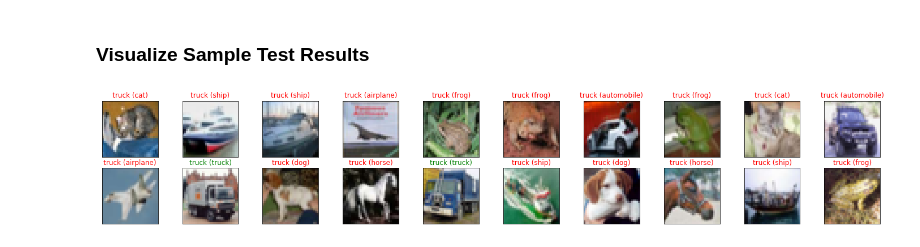
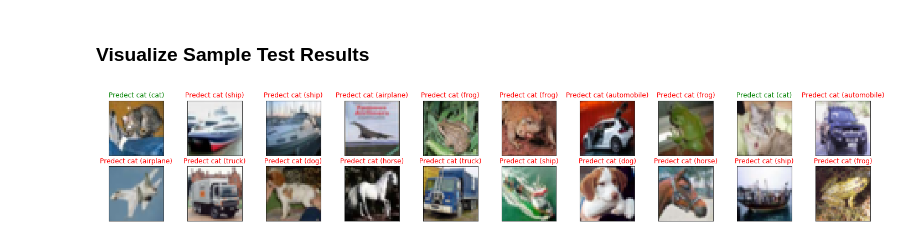
Before and after one commit to MohaZain/ImageClassification-cnn, a Jupyter notebook: cifar10_cnn_exercise.ipynb, the cells around one changed output. Saved outputs shown, nothing was run; the diff lists cells and outputs as text; code cells hidden in the pictures.

```diff
--- a/cifar10_cnn_exercise.ipynb
+++ b/cifar10_cnn_exercise.ipynb
@@ -170,8 +170,8 @@ class Net(nn.Module):
 
         # MLP layer
         #   64*4*4 number of prameters
-        self.fc1 = nn.Linear(64 * 4 * 4, 128)
-        self.fc2 = nn.Linear(128, 64)
+        self.fc1 = nn.Linear(64 * 4 * 4, 500)
+        self.fc2 = nn.Linear(500, 64)
         self.fc3 = nn.Linear(64, 10)
 
         # max pooling layer
@@ -239,7 +239,7 @@ optimizer = torch.optim.Adam(model.parameters(), lr=0.2)
 Remember to look at how the training and validation loss decreases over time; if the validation loss ever increases it indicates possible overfitting.
 # %%
 # number of epochs to train the model
-n_epochs = 10 # you may increase this number to train a final model
+n_epochs = 20 # you may increase this number to train a final model
 
 # i chose a small number of epoch cuz it's going to take al lot of time training int the cpu :) and i don't have GPU
 # locally
@@ -394,25 +394,25 @@ Test Accuracy (Overall): 10% (1000/10000)
 # %%
 # obtain one batch of test images
 dataiter = iter(test_loader)
 images, labels = dataiter.next()
 images.numpy()
 
 # move model inputs to cuda, if GPU available
 if train_on_gpu:
     images = images.cuda()
 
 # get sample outputs
 output = model(images)
 # convert output probabilities to predicted class
 _, preds_tensor = torch.max(output, 1)
 preds = np.squeeze(preds_tensor.numpy()) if not train_on_gpu else np.squeeze(preds_tensor.cpu().numpy())
 
 # plot the images in the batch, along with predicted and true labels
 fig = plt.figure(figsize=(25, 4))
 for idx in np.arange(20):
     ax = fig.add_subplot(2, 20/2, idx+1, xticks=[], yticks=[])
     imshow(images[idx])
-    ax.set_title("{} ({})".format(classes[preds[idx]], classes[labels[idx]]),
+    ax.set_title("Predect {} ({})".format(classes[preds[idx]], classes[labels[idx]]),
                  color=("green" if preds[idx]==labels[idx].item() else "red"))
 # %% [output]
-[figure, old version]
+[figure, new version]
```
Also changed, not shown: parts of 1 cell of this notebook.
